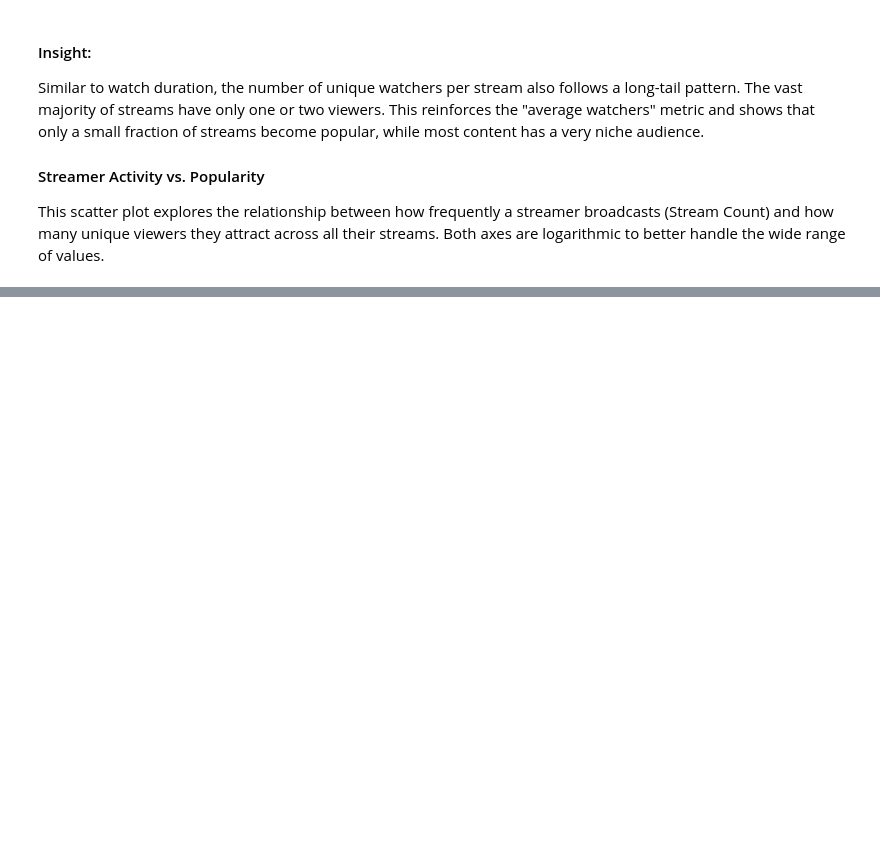
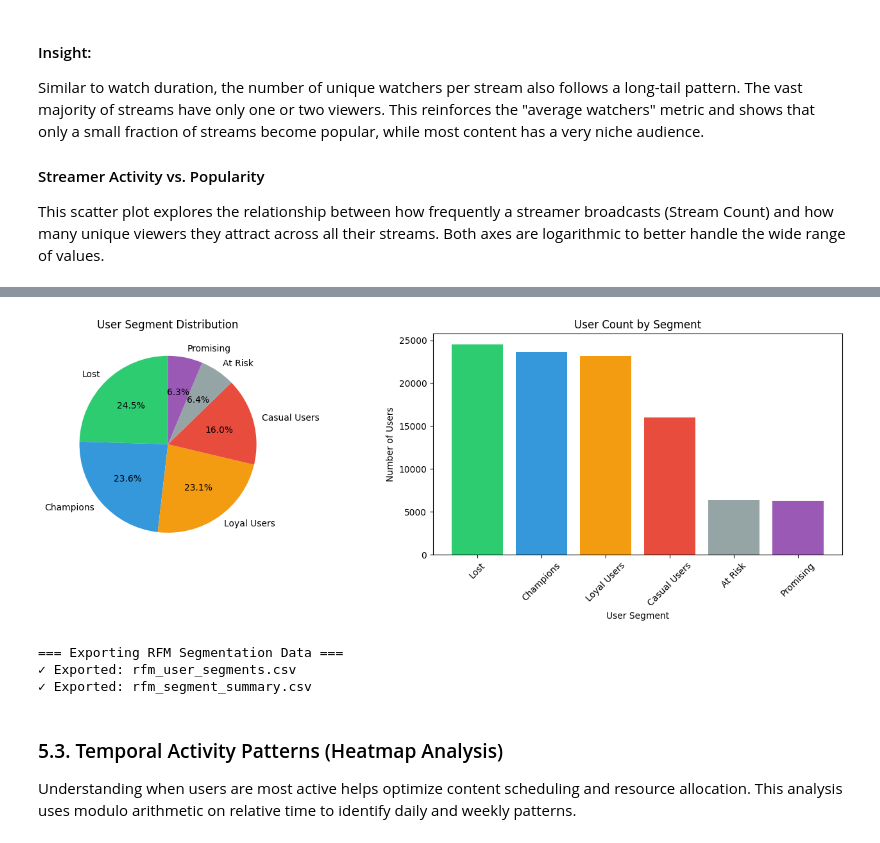
Before and after one commit to FuugaMo/Twitch-Livestream-EDA, a Jupyter notebook: twitch_livestream_analysis.ipynb, the cells around one changed output, grey strips where cells are left out. Saved outputs shown, nothing was run; the diff lists cells and outputs as text; code cells hidden in the pictures; blank space fills up the shorter version.

```diff
--- a/twitch_livestream_analysis.ipynb
+++ b/twitch_livestream_analysis.ipynb
@@ -348,0 +882,58 @@ This initial EDA has provided several key insights into the platform's dynamics:
+# %%
+# Visualize RFM segments
+import matplotlib.pyplot as plt
+import seaborn as sns
+
+# Convert to Pandas for visualization
+segment_viz = segment_pct.select("UserSegment", "UserCount", "Percentage").toPandas()
+
+fig, (ax1, ax2) = plt.subplots(1, 2, figsize=(14, 5))
+
+# Pie chart
+colors = ['#2ecc71', '#3498db', '#f39c12', '#e74c3c', '#95a5a6', '#9b59b6']
+ax1.pie(segment_viz["UserCount"], labels=segment_viz["UserSegment"], autopct='%1.1f%%',
+        colors=colors, startangle=90)
+ax1.set_title("User Segment Distribution")
+
+# Bar chart
+ax2.bar(segment_viz["UserSegment"], segment_viz["UserCount"], color=colors)
+ax2.set_xlabel("User Segment")
+ax2.set_ylabel("Number of Users")
+ax2.set_title("User Count by Segment")
+ax2.tick_params(axis='x', rotation=45)
+
+plt.tight_layout()
+plt.show()
+# %% [output]
+[figure, added]
+# %%
+# Export RFM user segmentation data for Tableau
+print("\n=== Exporting RFM Segmentation Data ===")
+
+# Export detailed RFM scores for each user
+rfm_export = rfm_segmented.select(
+    "UserId", "Recency", "Frequency", "Monetary",
+    "R_Score", "F_Score", "M_Score", "RFM_Score", "UserSegment"
+)
+rfm_export.coalesce(1).write.mode('overwrite').csv(
+    "tableau_exports/rfm_user_segments.csv", header=True
+)
+print("✓ Exported: rfm_user_segments.csv")
+
+# Export segment summary statistics
+segment_summary = segment_pct.select(
+    "UserSegment", "UserCount", "Percentage",
+    "AvgRecency", "AvgFrequency", "AvgMonetary"
+)
+segment_summary.coalesce(1).write.mode('overwrite').csv(
+    "tableau_exports/rfm_segment_summary.csv", header=True
+)
+print("✓ Exported: rfm_segment_summary.csv")
+# %% [output]
+=== Exporting RFM Segmentation Data ===
+✓ Exported: rfm_user_segments.csv
+✓ Exported: rfm_segment_summary.csv
+# %% [markdown]
+### 5.3. Temporal Activity Patterns (Heatmap Analysis)
+
+Understanding when users are most active helps optimize content scheduling and resource allocation. This analysis uses modulo arithmetic on relative time to identify daily and weekly patterns.
```
Also changed, not shown: parts of 51 cells of this notebook, 56 other files.
